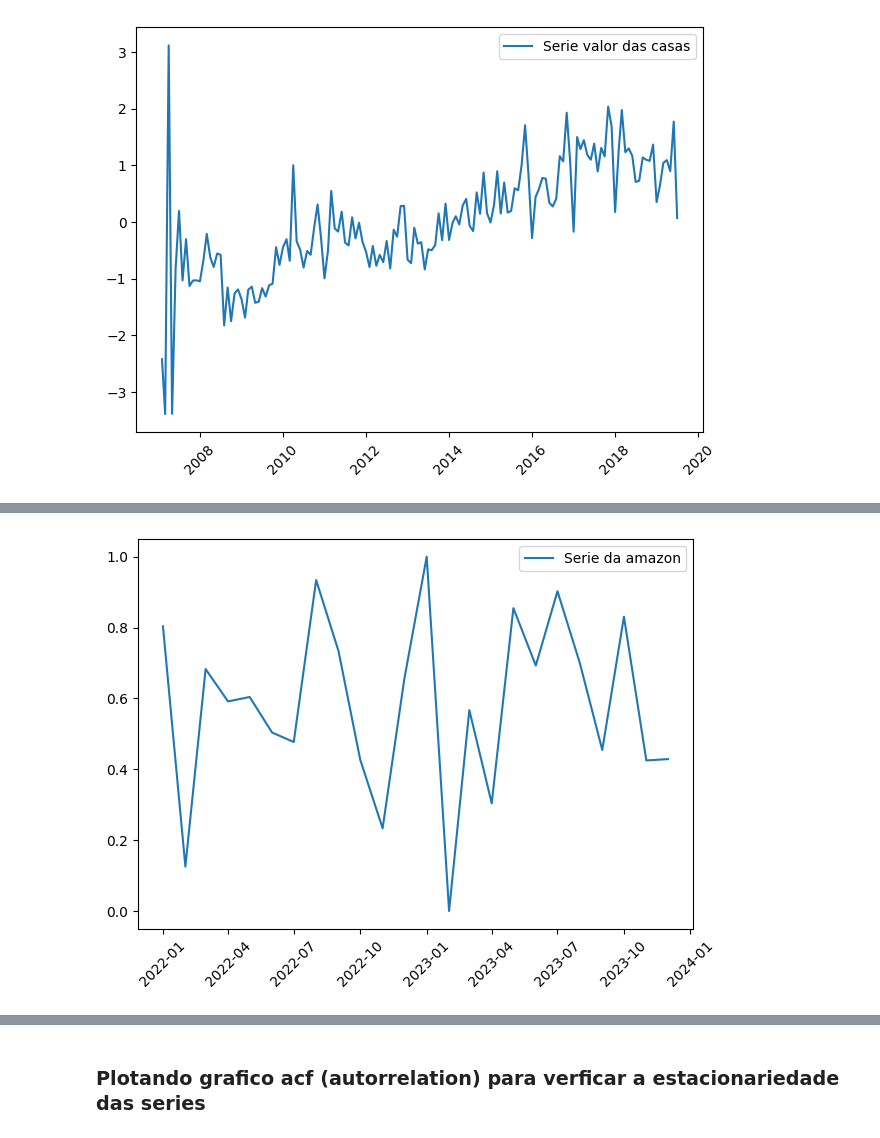
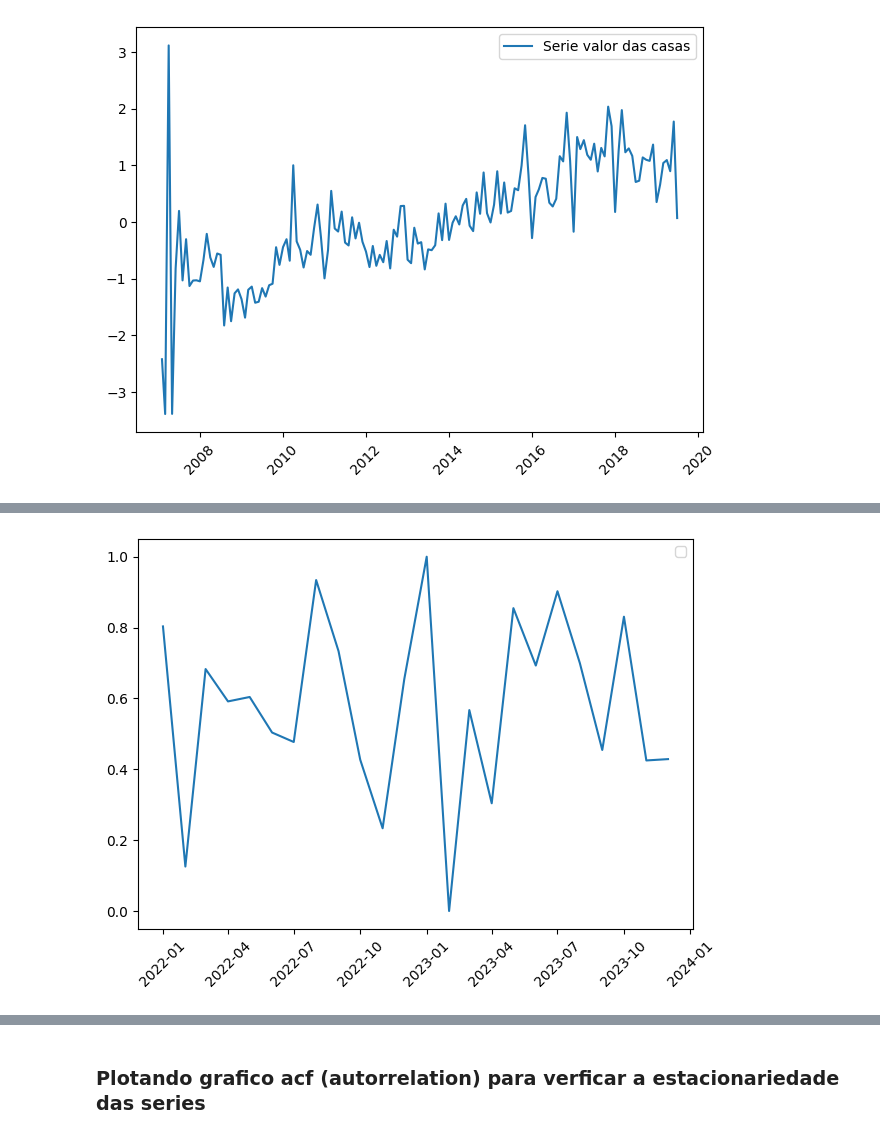
Before and after one commit to Gueguelas/series-temporais, a Jupyter notebook: notebook.ipynb, the cells around one changed output, grey strips where cells are left out. Cells and saved outputs as stored; diff of their text form; code cells hidden in the pictures.

```diff
--- a/notebook.ipynb
+++ b/notebook.ipynb
@@ -365,3 +342,12 @@ serie_property_sales = normalizar_serie(serie_property_sales, 'zscore')
+# %%
+from matplotlib import pyplot as plt
+def plot_serie(serie):
+    fig, ax = plt.subplots()
+    ax.plot(serie)
+    ax.legend()
+    ax.tick_params(axis='x', rotation=45)
+    plt.tight_layout()
+    plt.show()
 # %% [markdown]
 ## Estruturando as estacionariedade ou não das series
 # %%
@@ -387,9 +365,4 @@ plt.show()
 # %%
-fig, ax = plt.subplots()
-ax.plot(serie_amazon, label='Serie da amazon')
-ax.legend()
-ax.tick_params(axis='x', rotation=45)
-plt.tight_layout()
-plt.show()
+plot_serie(serie_amazon)
 # %% [output]
-[figure, old version]
+[figure, new version]
```
Also changed, not shown: parts of 41 cells of this notebook, 1 other file.
